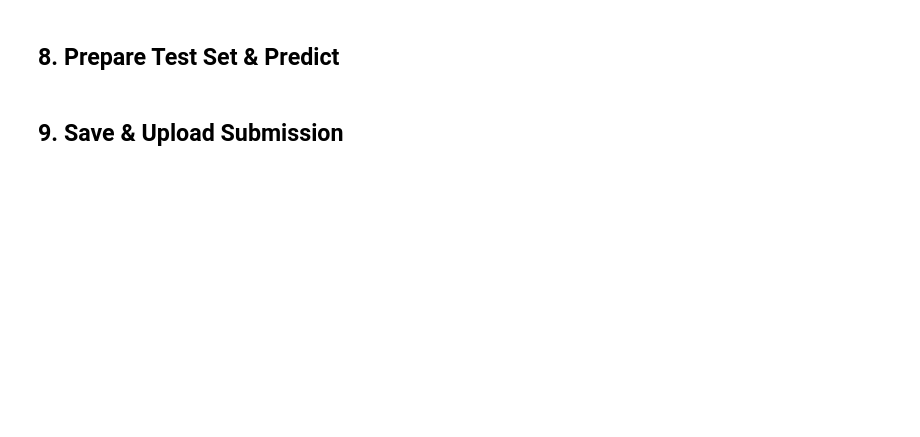
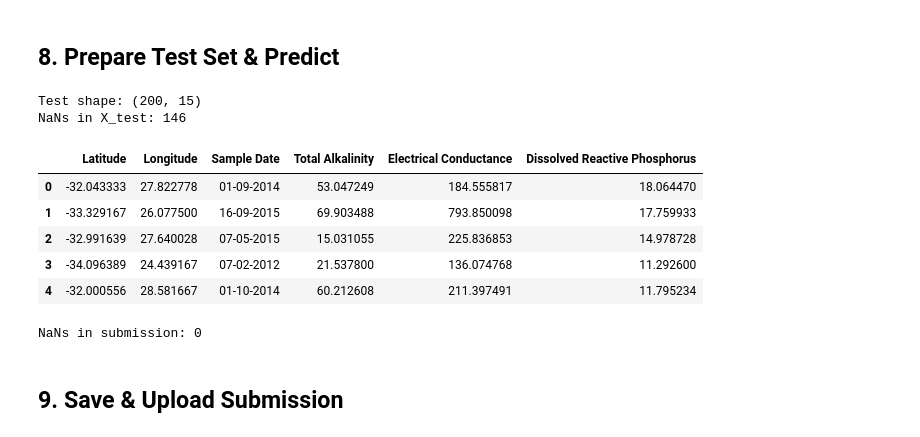
Before and after one commit to isaacdono/ey-hackathon, a Jupyter notebook: submission_model_notebook_snowflake.ipynb, the cells around one changed output. Drawn from its saved outputs; the diff is of its cells as text; code cells hidden in the pictures; blank space fills up the shorter version.

```diff
--- a/submission_model_notebook_snowflake.ipynb
+++ b/submission_model_notebook_snowflake.ipynb
@@ -105,12 +225,24 @@ TARGETS = ['Total Alkalinity', 'Electrical Conductance', 'Dissolved Reactive Pho
 for col in TARGETS:
     df[col] = mstats.winsorize(df[col], limits=[0.01, 0.01])
 
-# Groups for spatial CV
-groups = df[['Latitude', 'Longitude']].apply(lambda r: f"{r['Latitude']}_{r['Longitude']}", axis=1)
+# ── Stratified geographic CV folds ──────────────────────────────────────────
+# Assign each station to one of 5 folds by interleaving east/west stations so
+# every fold contains both regions (avoids all-east or all-west validation sets).
+N_FOLDS = 5
 
-X = df[FEATURE_COLS]
+station_df = df.groupby(['Latitude', 'Longitude']).first().reset_index()[['Latitude', 'Longitude']]
+station_df['region'] = (station_df['Longitude'] > 24).astype(int)  # 0=oeste, 1=leste
+station_df = station_df.sort_values(['region', 'Latitude']).reset_index(drop=True)
+station_df['fold'] = station_df.index % N_FOLDS
+
+fold_map = dict(zip(zip(station_df['Latitude'], station_df['Longitude']), station_df['fold']))
 y_TA_log  = np.log1p(df['Total Alkalinity'])
 y_EC_log  = np.log1p(df['Electrical Conductance'])
 y_DRP_log = np.log1p(df['Dissolved Reactive Phosphorus'])
 
-print(f"Samples: {len(X)} | Unique locations: {groups.nunique()}")
+df['cv_fold'] = df.apply(lambda r: fold_map[(r['Latitude'], r['Longitude'])], axis=1)
+X = df[FEATURE_COLS]
+
+print(f"Samples: {len(X)} | Unique locations: {len(station_df)}")
+print(f"\nFold distribution (total stations: {len(station_df)}):")
+print(station_df.groupby(['fold', 'region']).size().unstack(fill_value=0).rename(columns={0: 'West', 1: 'East'}))
@@ -177,18 +500,26 @@ plt.show()
 # %% [markdown]
 ## 8. Prepare Test Set & Predict
 # %%
-landsat_test = pd.read_csv("landsat_features_validation.csv")
-terra_test   = pd.read_csv("terraclimate_features_validation.csv")
+landsat_test     = pd.read_csv("landsat_features_validation.csv")
+landsat_new_test = pd.read_csv("landsat_new_features_validation.csv")
+terra_test       = pd.read_csv("terraclimate_features_validation.csv")
+terra_new_test   = pd.read_csv("terraclimate_new_features_validation.csv")
 submission_template = pd.read_csv("submission_template.csv")
 
-test = landsat_test.merge(terra_test, on=JOIN_KEYS, how='left')
+test = landsat_test.merge(landsat_new_test, on=JOIN_KEYS, how='left') \
+                   .merge(terra_test,       on=JOIN_KEYS, how='left') \
+                   .merge(terra_new_test,   on=JOIN_KEYS, how='left')
 
-# Same calibration as training
+# Same calibration as training (includes NDVI)
 test = calibrate_landsat(test)
 
-# Cloud filter
+# Cloud filter (lower bound 0.0, not -0.05, to prevent inverted denominators in ratio indices)
 for col in BANDS:
-    test[col] = test[col].where(test[col].between(-0.05, 1.2), np.nan)
+    test[col] = test[col].where(test[col].between(0.0, 1.2), np.nan)
+# Recompute indices after cloud filter
+test['NDMI']  = (test['nir'] - test['swir16']) / (test['nir'] + test['swir16'])
+test['MNDWI'] = (test['green'] - test['swir22']) / (test['green'] + test['swir22'])
+test['NDVI']  = (test['nir'] - test['red'])    / (test['nir'] + test['red'])
 
 # Impute using TRAINING cluster medians (assign test points to nearest train cluster)
 test['geo_cluster'] = kmeans.predict(test[['Latitude', 'Longitude']])
@@ -198,36 +529,45 @@ for col in impute_cols:
     test.loc[mask, col] = test.loc[mask, 'geo_cluster'].map(cluster_med)
 test[impute_cols] = test[impute_cols].fillna(train_medians)
 
-# Feature engineering (same as training — no year, no PET lags)
+# Feature engineering (same as training)
 dates_t = pd.to_datetime(test['Sample Date'], dayfirst=True)
 test['month_sin'] = np.sin(2 * np.pi * dates_t.dt.month / 12)
 test['month_cos'] = np.cos(2 * np.pi * dates_t.dt.month / 12)
-test['NIR_SWIR22_ratio'] = test['nir'] / (test['swir22'] + 1e-6)
-test['turbidity']        = test['swir16'] / (test['green'] + 1e-6)
 
 X_test = test[FEATURE_COLS]
 print(f"Test shape: {X_test.shape}")
+print(f"NaNs in X_test: {X_test.isna().sum().sum()}")
 
 # Predict (log-space → original scale)
 pred_TA  = np.expm1(model_TA.predict(X_test))
 pred_EC  = np.expm1(model_EC.predict(X_test))
 pred_DRP = np.expm1(model_DRP.predict(X_test))
 
 # Align predictions back to submission_template order
 test['pred_TA']  = pred_TA
 test['pred_EC']  = pred_EC
 test['pred_DRP'] = pred_DRP
 
 submission_df = submission_template[JOIN_KEYS].merge(
     test[JOIN_KEYS + ['pred_TA', 'pred_EC', 'pred_DRP']], on=JOIN_KEYS, how='left'
 ).rename(columns={
     'pred_TA': 'Total Alkalinity',
     'pred_EC': 'Electrical Conductance',
     'pred_DRP': 'Dissolved Reactive Phosphorus',
 })
 
 display(submission_df.head())
 print(f"\nNaNs in submission: {submission_df.isna().sum().sum()}")
+# %% [output]
+Test shape: (200, 15)
+NaNs in X_test: 146
+|  | Latitude | Longitude | Sample Date | Total Alkalinity | Electrical Conductance | Dissolved Reactive Phosphorus |
+| 0 | -32.043333 | 27.822778 | 01-09-2014 | 53.047249 | 184.555817 | 18.064470 |
+| 1 | -33.329167 | 26.077500 | 16-09-2015 | 69.903488 | 793.850098 | 17.759933 |
+| 2 | -32.991639 | 27.640028 | 07-05-2015 | 15.031055 | 225.836853 | 14.978728 |
+| 3 | -34.096389 | 24.439167 | 07-02-2012 | 21.537800 | 136.074768 | 11.292600 |
+| 4 | -32.000556 | 28.581667 | 01-10-2014 | 60.212608 | 211.397491 | 11.795234 |
+NaNs in submission: 0
 # %% [markdown]
 ## 9. Save & Upload Submission
 # %%
```
Also changed, not shown: parts of 15 cells of this notebook, 2 other files.
